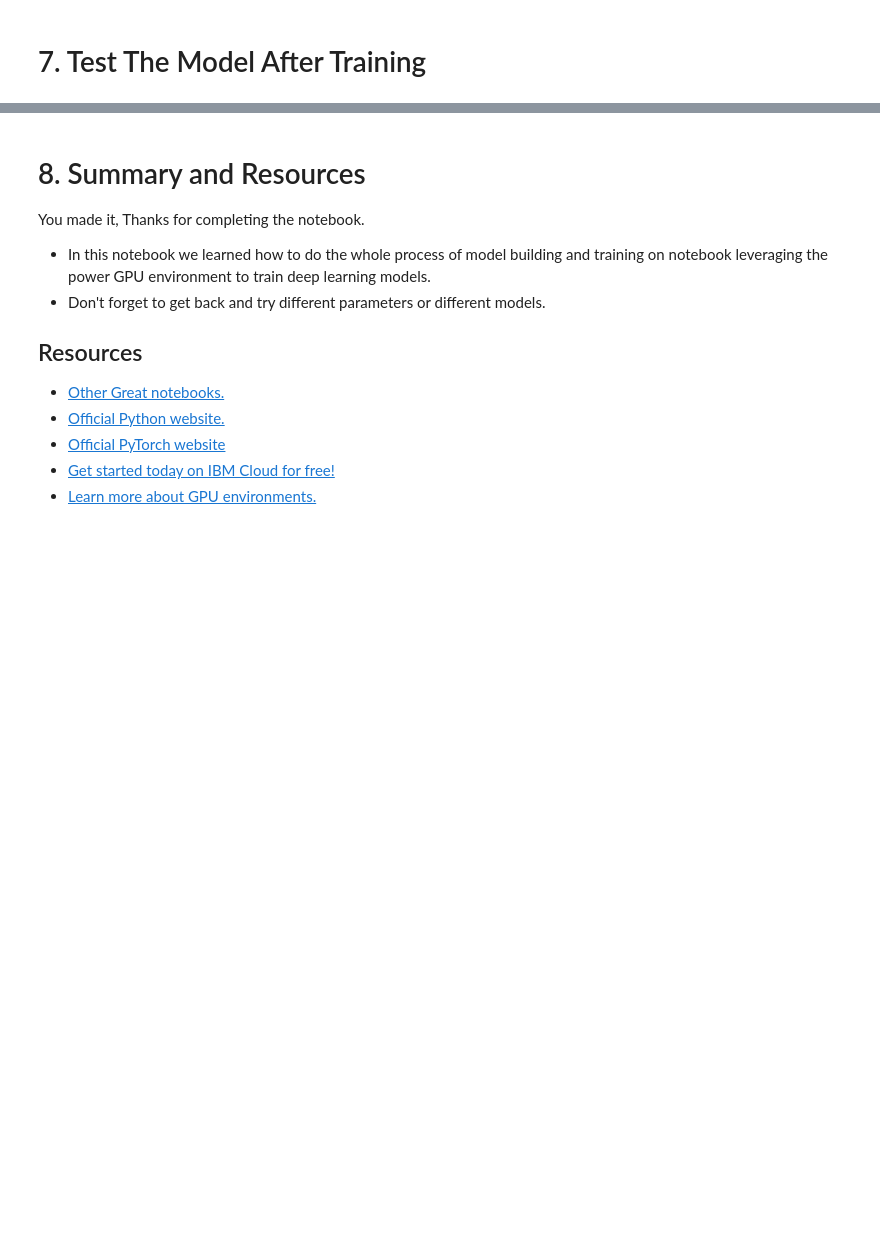
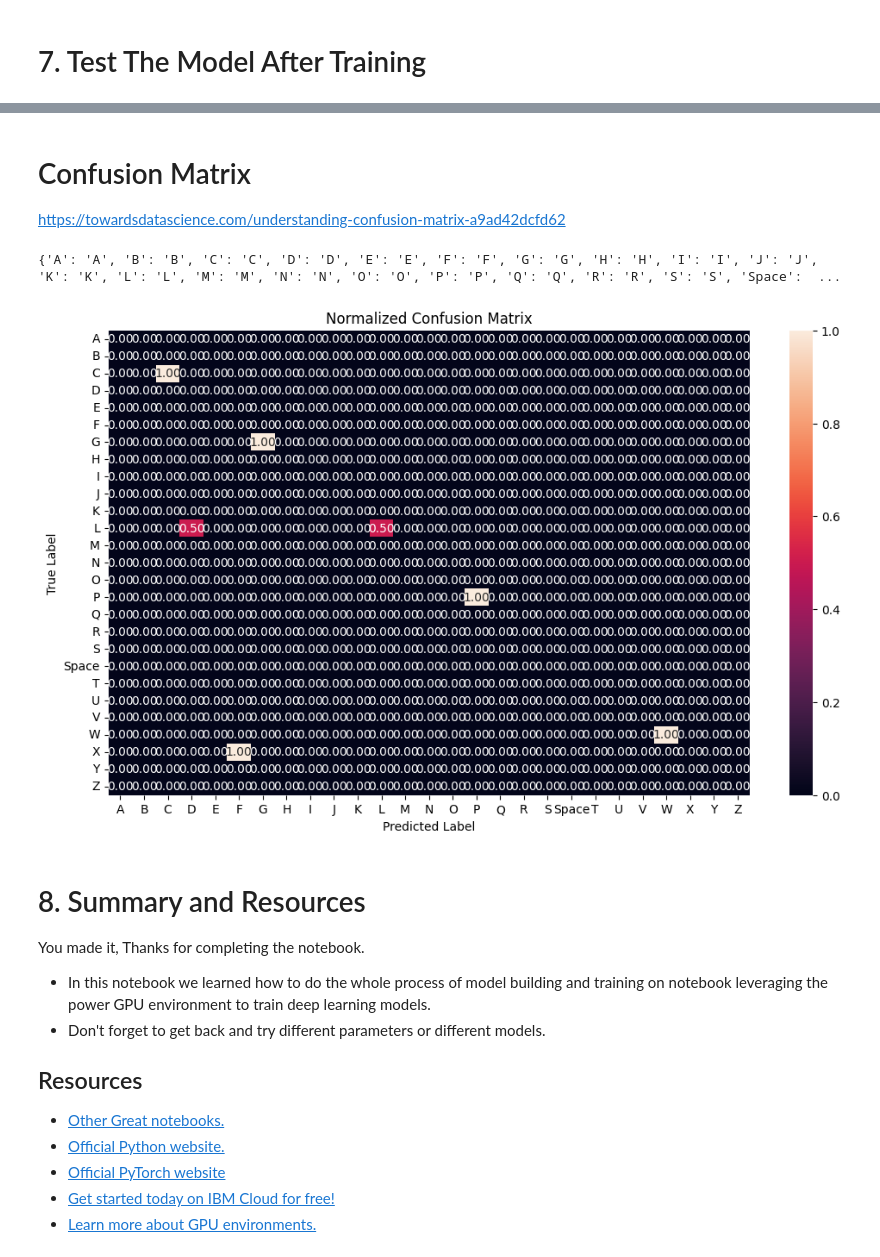
Before and after one commit to lizjwh/groupIAI_5take2, a Jupyter notebook: 4 Training and testing OG Model on our dataset/ConfusionMatrix.ipynb, the cells around one changed output, grey strips where cells are left out. Drawn from its saved outputs; the diff is of its cells as text; code cells hidden in the pictures; blank space fills up the shorter version.

```diff
--- a/4 Training and testing OG Model on our dataset/ConfusionMatrix.ipynb
+++ b/4 Training and testing OG Model on our dataset/ConfusionMatrix.ipynb
@@ -534,0 +365,4 @@ Test accuracy : 26.948480845442536 %
+# %% [markdown]
+# Confusion Matrix
+
+https://towardsdatascience.com/understanding-confusion-matrix-a9ad42dcfd62
@@ -535,3 +412,51 @@ Test accuracy : 26.948480845442536 %
+# %%
+def plotConfusionMatrix(pred, true, classes):
+    # Change classes dictionary to this format {'A': 'A', 'B': 'B', 'C': 'C'...} for labelling the axis later
+    classes = {value: value for key, value in classes.items()}
+
+    # Convert class_to_idx dictionary to list of class names
+    unique_classes = sorted(set(true + pred))
+
+    # Ensure that all classes are included, even if they are not present in the batch of data
+    all_classes = sorted(set(classes.values()))
+
+    # Create confusion matrix
+    cf_matrix = confusion_matrix(
+        [classes[label] for label in true],
+        [classes[label] for label in pred],
+        labels=all_classes
+    )
+
+    # Create DataFrame using class names for index and columns
+    df_cm = pd.DataFrame(cf_matrix, index=all_classes, columns=all_classes)
+
+    # Normalize the confusion matrix by row (i.e., by the number of true instances for each class)
+    df_cm = df_cm.div(df_cm.sum(axis=1), axis=0)
+
+    # Add 0s to empty cells
+    df_cm = df_cm.fillna(0.00)
+    #print(df_cm)
+
+    plt.figure(figsize=(12, 7))
+    print(classes)
+    sn.heatmap(df_cm, annot=True, fmt=".2f")  # Adjust fmt as needed for displaying float values
+    plt.xlabel('Predicted Label')
+    plt.ylabel('True Label')
+    plt.title('Normalized Confusion Matrix')
+    plt.show()
+
+
+#To run this cell independently you need these lines and some sample predictions
+classes = combined_dataset.class_to_idx
+classes = {value: key for key, value in classes.items()}
+pred = ['C','D','F','G','W','L','P']
+true = ['C','L','X','G','W','L','P']
+
+# Call the function to plot the confusion matrix
+plotConfusionMatrix(pred, true, classes)
+# %% [output]
+{'A': 'A', 'B': 'B', 'C': 'C', 'D': 'D', 'E': 'E', 'F': 'F', 'G': 'G', 'H': 'H', 'I': 'I', 'J': 'J', 'K': 'K', 'L': 'L', 'M': 'M', 'N': 'N', 'O': 'O', 'P': 'P', 'Q': 'Q', 'R': 'R', 'S': 'S', 'Space':  ...
+[figure, added]
 # %% [markdown]
 # 8. Summary and Resources
 
```
Also changed, not shown: parts of 11 cells of this notebook.
